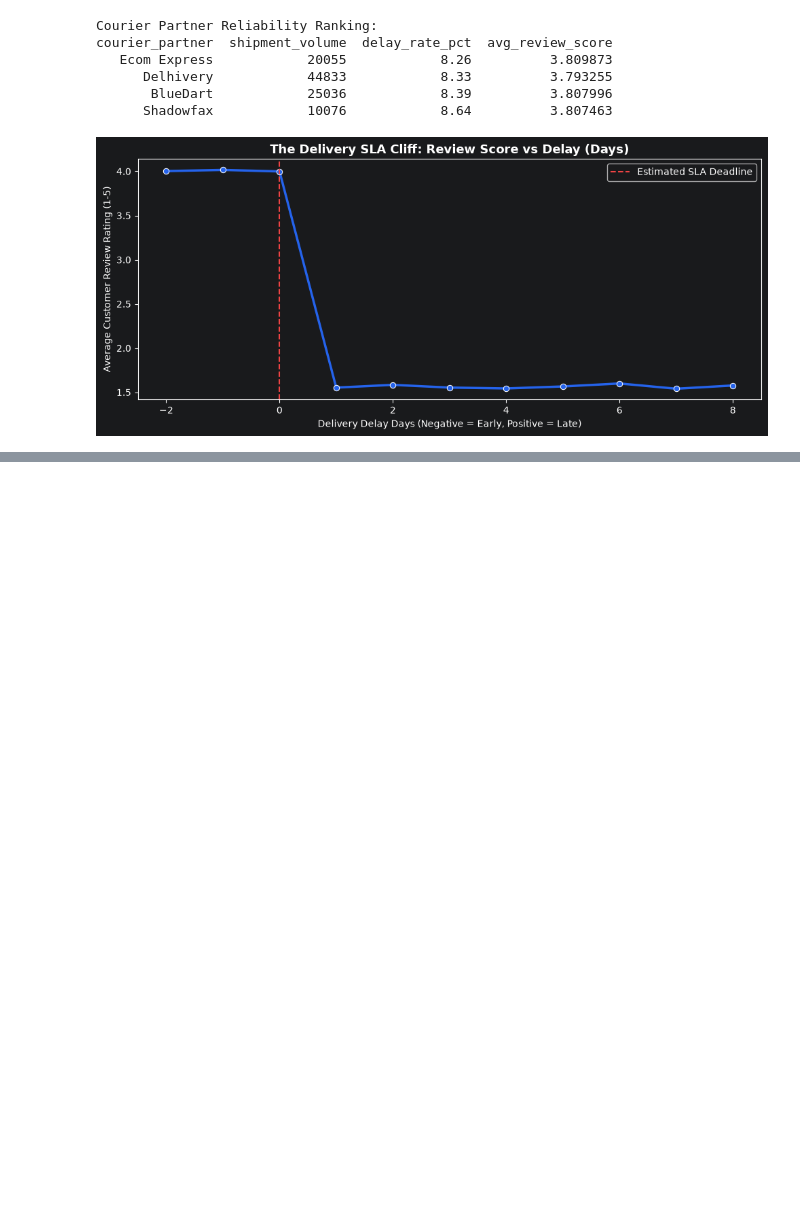
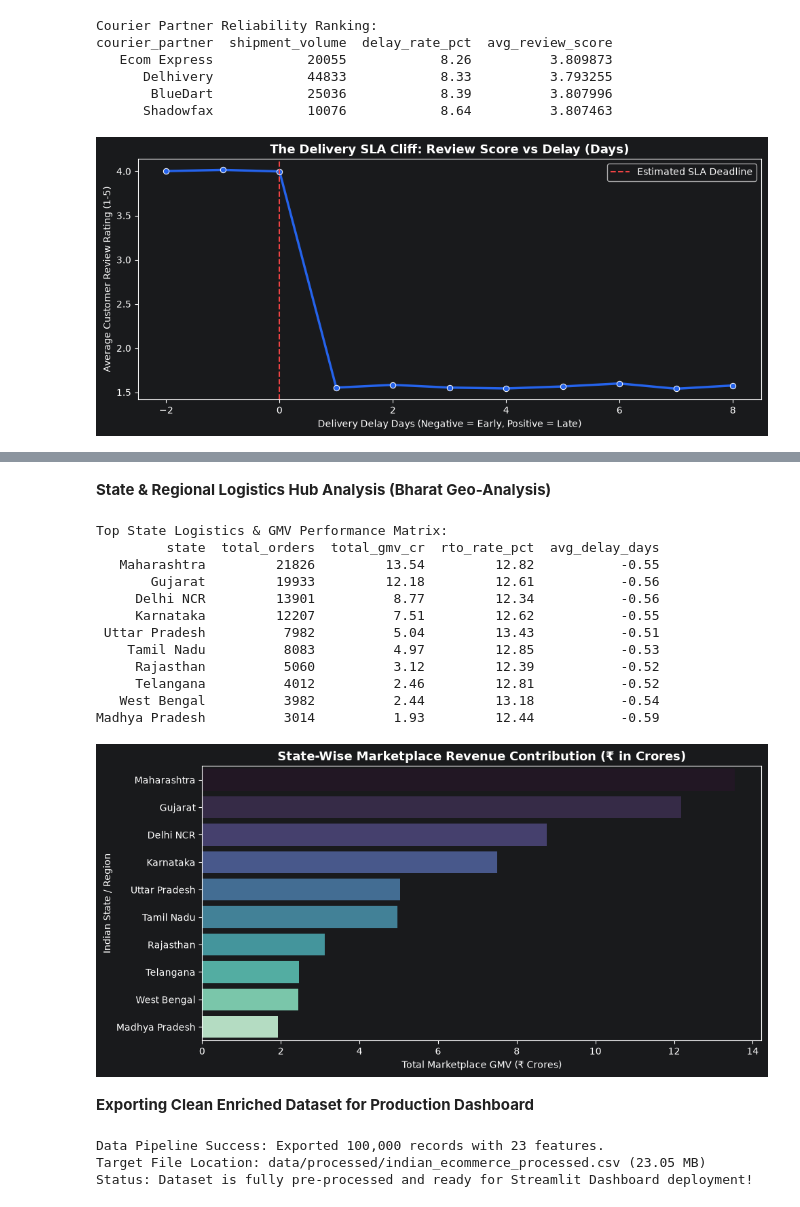
Before and after one commit to pratham-mistari/smart-profit-optimizer, a Jupyter notebook: analysis.ipynb, the cells around one changed output, grey strips where cells are left out. Drawn from its saved outputs; the diff is of its cells as text; code cells hidden in the pictures; blank space fills up the shorter version.

```diff
--- a/analysis.ipynb
+++ b/analysis.ipynb
@@ -162,0 +342,59 @@ courier_partner  shipment_volume  delay_rate_pct  avg_review_score
+# %% [markdown]
+**State & Regional Logistics Hub Analysis (Bharat Geo-Analysis)**
+# %%
+import matplotlib.pyplot as plt
+import seaborn as sns
+
+# Analyze state-wise transaction volume, GMV share, and RTO return rate
+state_diag = df.groupby('state').agg(
+    total_orders=('order_id', 'count'),
+    total_gmv_cr=('order_value_inr', lambda x: round(x.sum() / 10000000, 2)),
+    rto_rate_pct=('order_status', lambda x: round((x == 'RTO / Returned').mean() * 100, 2)),
+    avg_delay_days=('delivery_delay_days', lambda x: round(x.mean(), 2))
+).reset_index().sort_values(by='total_gmv_cr', ascending=False)
+
+print("Top State Logistics & GMV Performance Matrix:")
+print(state_diag.to_string(index=False))
+
+# Visualize top state revenue contribution
+plt.figure(figsize=(10, 5))
+sns.barplot(data=state_diag, x='total_gmv_cr', y='state', hue='state', palette='mako', legend=False)
+plt.title("State-Wise Marketplace Revenue Contribution (₹ in Crores)", fontsize=13, fontweight='bold')
+plt.xlabel("Total Marketplace GMV (₹ Crores)")
+plt.ylabel("Indian State / Region")
+plt.tight_layout()
+plt.show()
+# %% [output]
+Top State Logistics & GMV Performance Matrix:
+         state  total_orders  total_gmv_cr  rto_rate_pct  avg_delay_days
+   Maharashtra         21826         13.54         12.82           -0.55
+       Gujarat         19933         12.18         12.61           -0.56
+     Delhi NCR         13901          8.77         12.34           -0.56
+     Karnataka         12207          7.51         12.62           -0.55
+ Uttar Pradesh          7982          5.04         13.43           -0.51
+    Tamil Nadu          8083          4.97         12.85           -0.53
+     Rajasthan          5060          3.12         12.39           -0.52
+     Telangana          4012          2.46         12.81           -0.52
+   West Bengal          3982          2.44         13.18           -0.54
+Madhya Pradesh          3014          1.93         12.44           -0.59
+[figure, added]
+# %% [markdown]
+**Exporting Clean Enriched Dataset for Production Dashboard**
+# %%
+import os
+
+# Create processed data directory if it does not exist
+os.makedirs('data/processed', exist_ok=True)
+
+# Export the enriched dataset for production dashboard and modeling
+output_filepath = 'data/processed/indian_ecommerce_processed.csv'
+df.to_csv(output_filepath, index=False)
+
+file_size_mb = os.path.getsize(output_filepath) / (1024 * 1024)
+print(f"Data Pipeline Success: Exported {df.shape[0]:,} records with {df.shape[1]} features.")
+print(f"Target File Location: {output_filepath} ({file_size_mb:.2f} MB)")
+print("Status: Dataset is fully pre-processed and ready for Streamlit Dashboard deployment!")
+# %% [output]
+Data Pipeline Success: Exported 100,000 records with 23 features.
+Target File Location: data/processed/indian_ecommerce_processed.csv (23.05 MB)
+Status: Dataset is fully pre-processed and ready for Streamlit Dashboard deployment!
```
Also changed, not shown: parts of 8 cells of this notebook, 2 other files.
